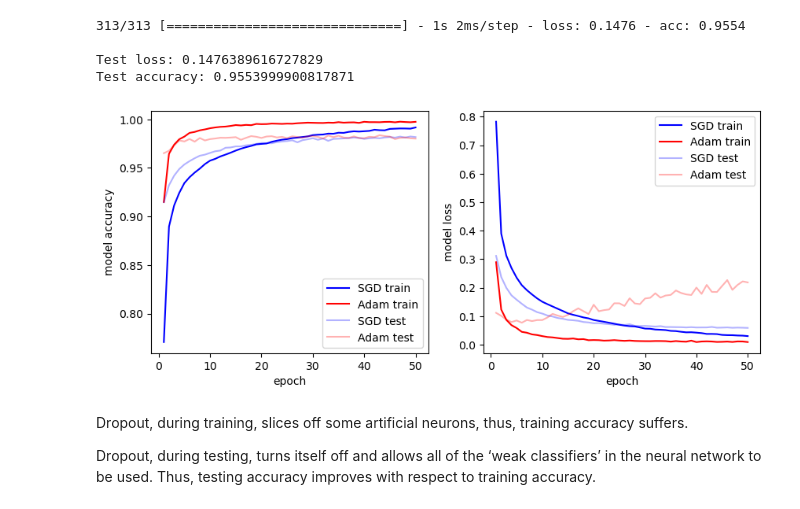
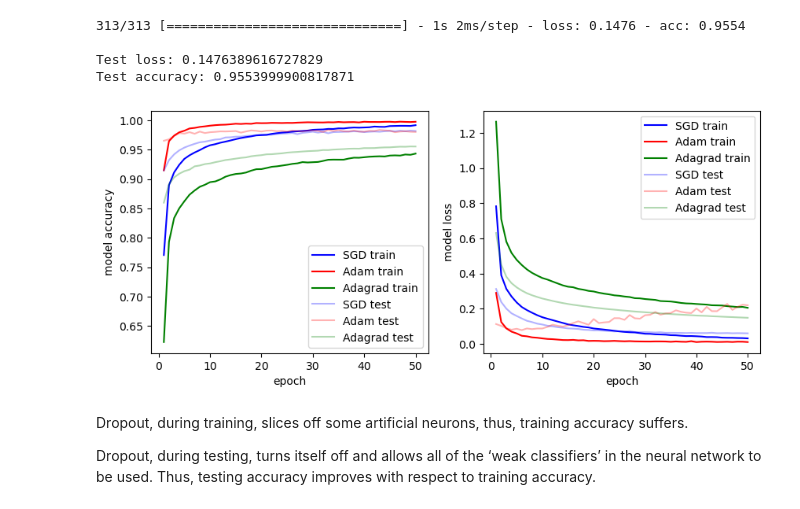
Before and after one commit to edoiannu/LSN_Exercises_Iannucci, a Jupyter notebook: Exercises_12/LSN_Exercises_12.ipynb, the cells around one changed output. Drawn from its saved outputs; the diff is of its cells as text; code cells hidden in the pictures.

```diff
--- a/Exercises_12/LSN_Exercises_12.ipynb
+++ b/Exercises_12/LSN_Exercises_12.ipynb
@@ -286,31 +286,33 @@ val_acc_Adagrad = [row[4] for row in history_data_Adagrad]
 # %%
 fig , (ax1, ax2) = plt.subplots(1,2,figsize=(10,4))
 
 # summarize history for accuracy
 ax1.plot(epochs,train_acc_SGD,color='blue',label='SGD train')
 ax1.plot(epochs,train_acc_Adam,color='red',label='Adam train')
 ax1.plot(epochs,train_acc_Adagrad,color='green',label='Adagrad train')
 ax1.plot(epochs,val_acc_SGD,color='blue',alpha=0.3,label='SGD test')
 ax1.plot(epochs,val_acc_Adam,color='red',alpha=0.3,label='Adam test')
 ax1.plot(epochs,val_acc_Adagrad,color='green',alpha=0.3,label='Adagrad test')
 ax1.set_ylabel('model accuracy')
 ax1.set_xlabel('epoch')
 ax1.legend()
 
 # summarize history for loss
 ax2.plot(epochs,train_loss_SGD,color='blue',label='SGD train')
 ax2.plot(epochs,train_loss_Adam,color='red',label='Adam train')
+ax2.plot(epochs,train_loss_Adagrad,color='green',label='Adagrad train')
 ax2.plot(epochs,val_loss_SGD,color='blue',alpha=0.3,label='SGD test')
 ax2.plot(epochs,val_loss_Adam,color='red',alpha=0.3,label='Adam test')
+ax2.plot(epochs,val_loss_Adagrad,color='green',alpha=0.3,label='Adagrad test')
 ax2.set_ylabel('model loss')
 ax2.set_xlabel('epoch')
 ax2.legend()
 
 #fig.suptitle("SGD training history")
 
 plt.show()
 # %% [output]
-[figure, old version]
+[figure, new version]
 # %% [markdown]
 Dropout, during training, slices off some artificial neurons, thus, training accuracy suffers.
 
```
